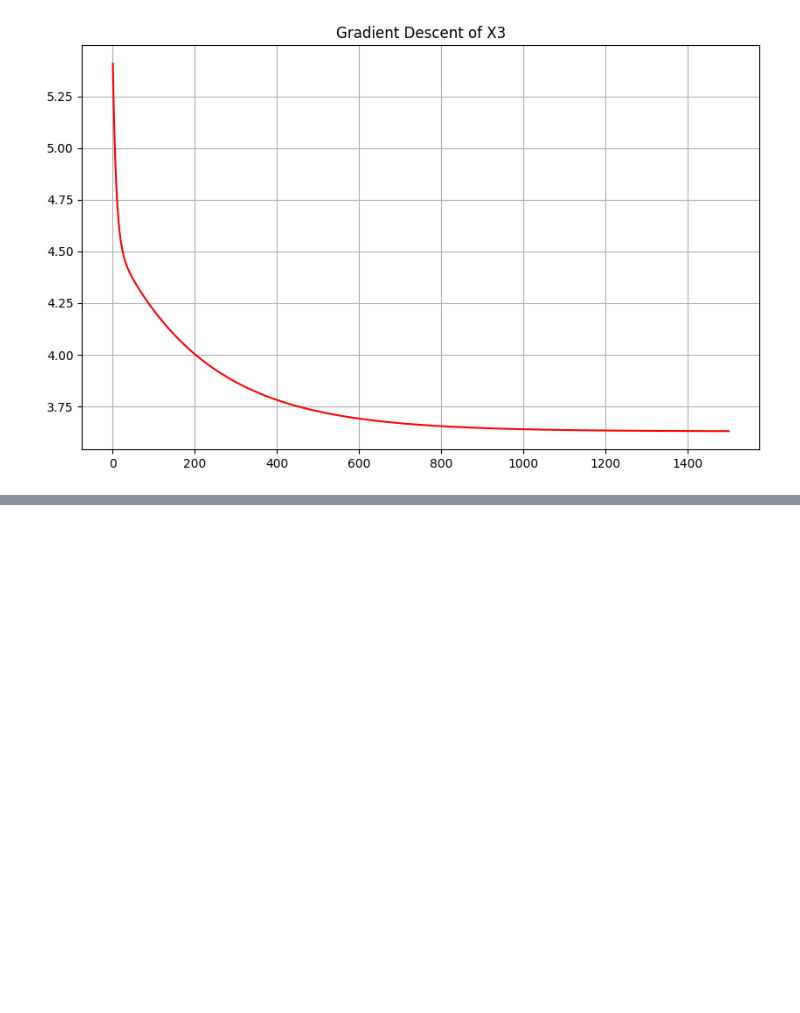
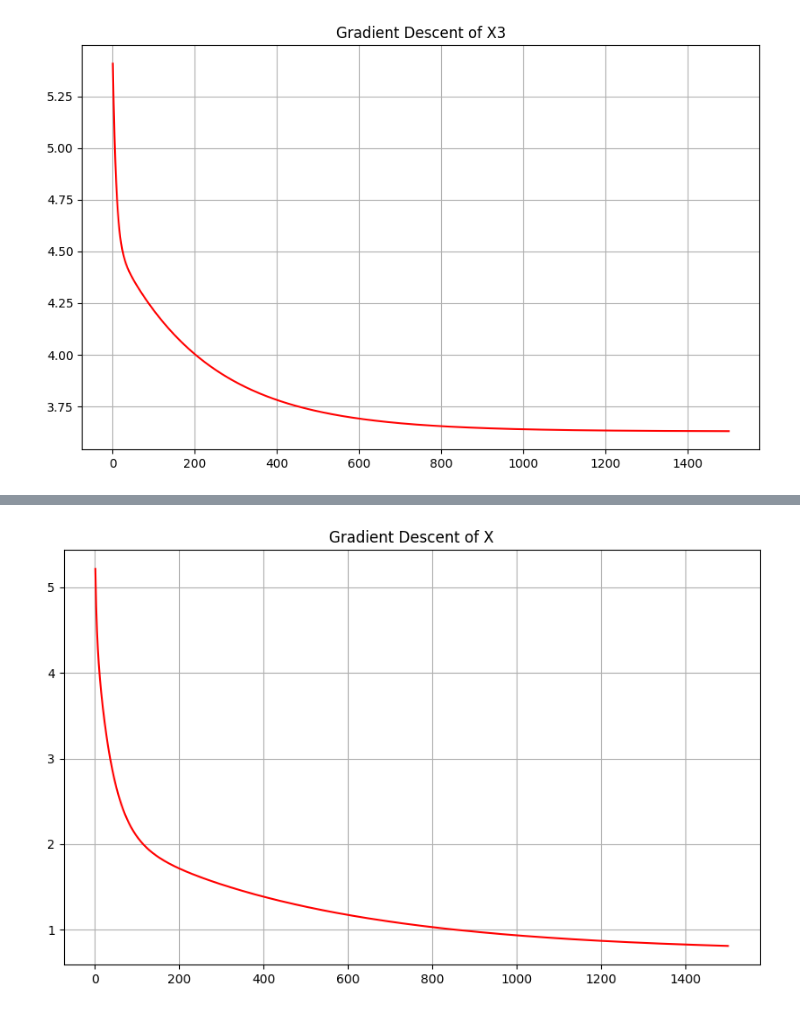
Before and after one commit to Pathin220/4105_ML, a Jupyter notebook: 4105_newHw1.ipynb, the cells around one changed output, grey strips where cells are left out. Drawn from its saved outputs; the diff is of its cells as text; code cells hidden in the pictures; blank space fills up the shorter version.

```diff
--- a/4105_newHw1.ipynb
+++ b/4105_newHw1.ipynb
@@ -312,0 +317,12 @@ plt.show()
+# %%
+plt.plot(range(1, iterations + 1), cost_history_4, color='red')
+plt.rcParams["figure.figsize"] = (10, 6)
+plt.grid(True)
+
+
+plt.title('Gradient Descent of X')
+
+# Show the plot
+plt.show()
+# %% [output]
+[figure, added]
```
Also changed, not shown: parts of 6 cells of this notebook.
